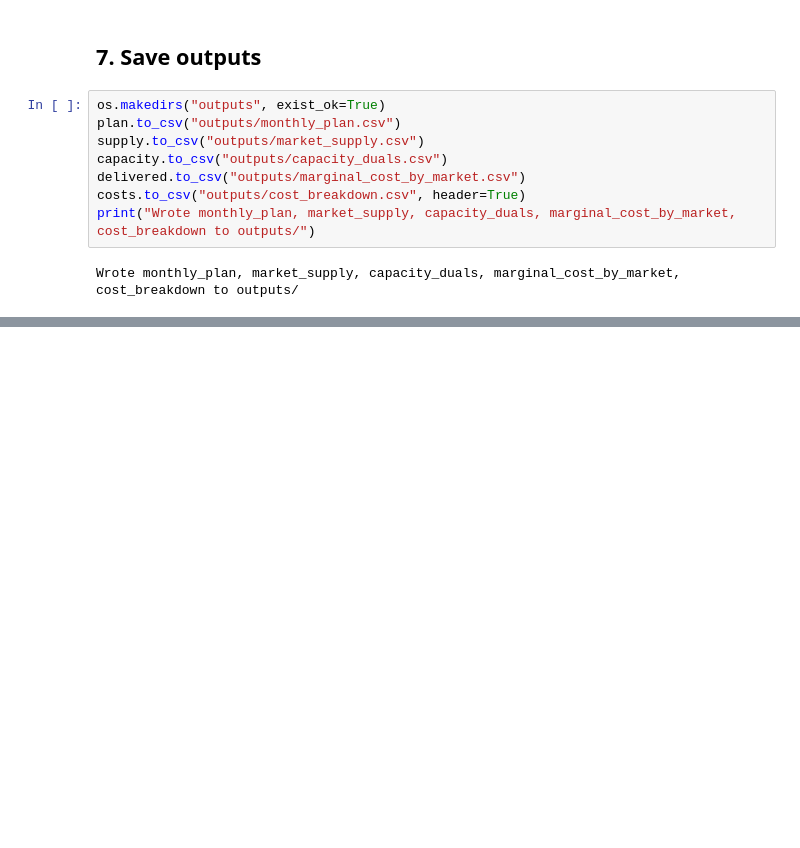
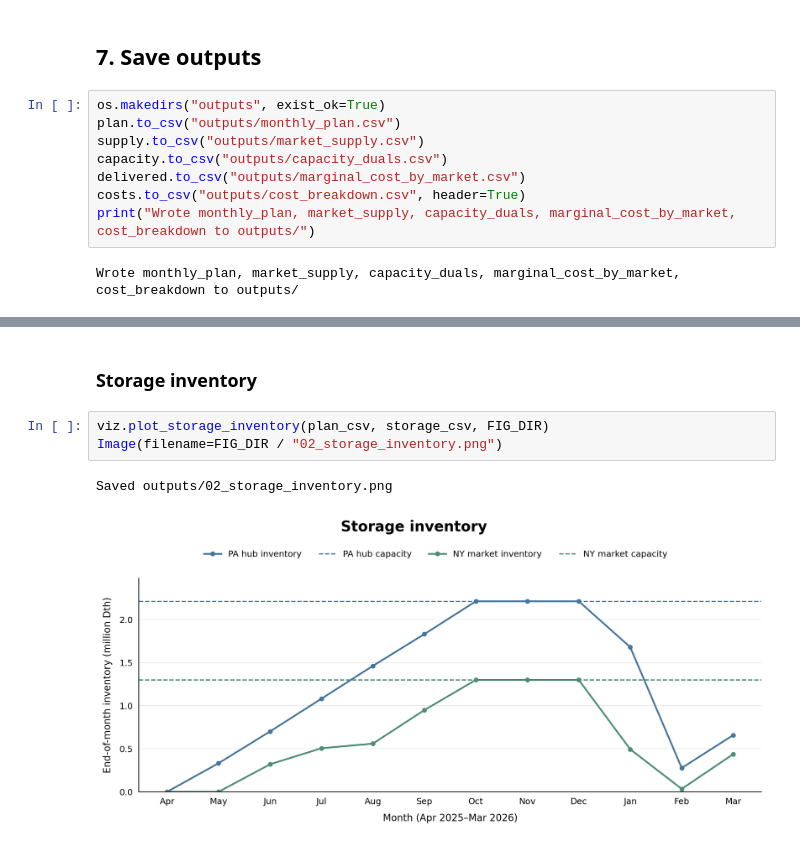
Before and after one commit to robjiakai/MidAtlanticGasMerchant, a Jupyter notebook: run_model.ipynb, the cells around one changed output, grey strips where cells are left out. Saved outputs shown, nothing was run; the diff lists cells and outputs as text; blank space fills up the shorter version.

```diff
--- a/run_model.ipynb
+++ b/run_model.ipynb
@@ -333,0 +356,8 @@ Wrote monthly_plan, market_supply, capacity_duals, marginal_cost_by_market, cost
+# %% [markdown]
+### Storage inventory
+# %%
+viz.plot_storage_inventory(plan_csv, storage_csv, FIG_DIR)
+Image(filename=FIG_DIR / "02_storage_inventory.png")
+# %% [output]
+Saved outputs/02_storage_inventory.png
+[figure, added]
```
Also changed, not shown: parts of 7 cells of this notebook, 3 other files.
